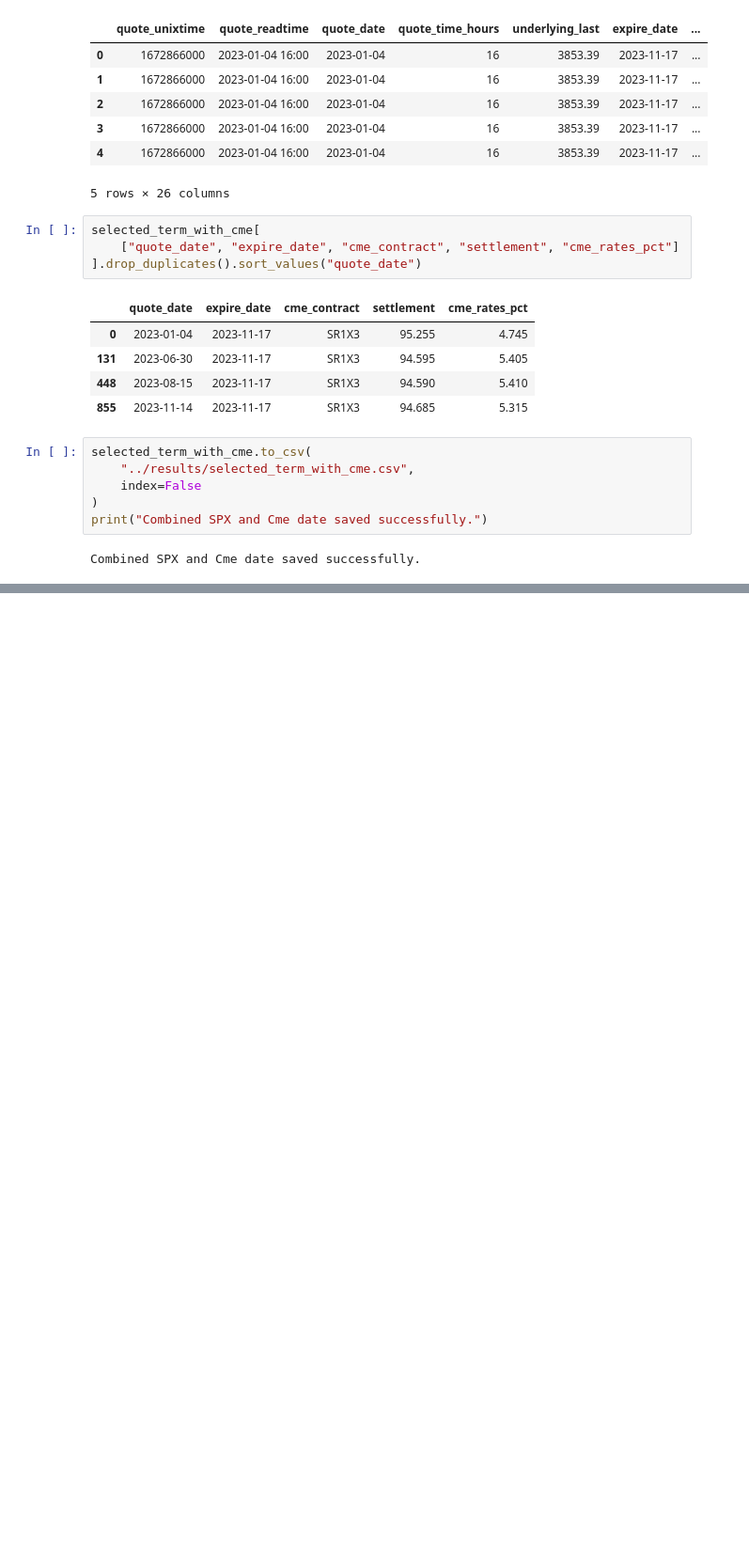
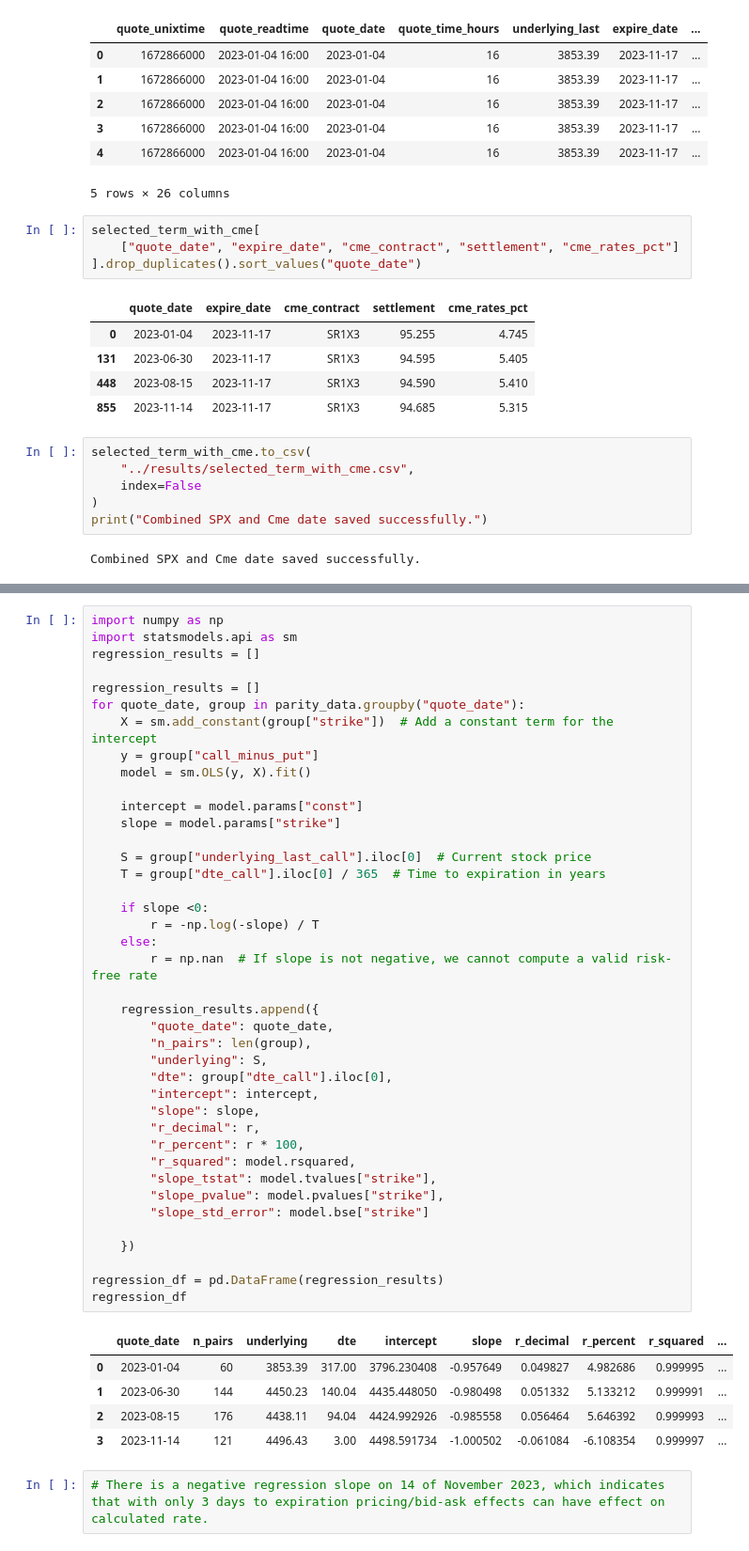
Before and after one commit to Bharghav10/Implied-Volatility-Surface-from-SPX-Options, a Jupyter notebook: notebooks/term_analysis.ipynb, the cells around one changed output, grey strips where cells are left out. Shown at 94% size. Cells and saved outputs as stored; diff of their text form; blank space fills up the shorter version.

```diff
--- a/notebooks/term_analysis.ipynb
+++ b/notebooks/term_analysis.ipynb
@@ -318,0 +370,48 @@ Combined SPX and Cme date saved successfully.
+# %%
+import numpy as np
+import statsmodels.api as sm
+regression_results = []
+
+regression_results = []
+for quote_date, group in parity_data.groupby("quote_date"):
+    X = sm.add_constant(group["strike"])  # Add a constant term for the intercept
+    y = group["call_minus_put"]
+    model = sm.OLS(y, X).fit()
+
+    intercept = model.params["const"]
+    slope = model.params["strike"]
+
+    S = group["underlying_last_call"].iloc[0]  # Current stock price
+    T = group["dte_call"].iloc[0] / 365  # Time to expiration in years
+
+    if slope <0:
+        r = -np.log(-slope) / T
+    else:
+        r = np.nan  # If slope is not negative, we cannot compute a valid risk-free rate
+
+    regression_results.append({
+        "quote_date": quote_date,
+        "n_pairs": len(group),
+        "underlying": S,
+        "dte": group["dte_call"].iloc[0],
+        "intercept": intercept,
+        "slope": slope,
+        "r_decimal": r,
+        "r_percent": r * 100,
+        "r_squared": model.rsquared,
+        "slope_tstat": model.tvalues["strike"],
+        "slope_pvalue": model.pvalues["strike"],
+        "slope_std_error": model.bse["strike"]
+
+    })
+
+regression_df = pd.DataFrame(regression_results)
+regression_df
+# %% [output]
+|  | quote_date | n_pairs | underlying | dte | intercept | slope | r_decimal | r_percent | r_squared | ... |
+| 0 | 2023-01-04 | 60 | 3853.39 | 317.00 | 3796.230408 | -0.957649 | 0.049827 | 4.982686 | 0.999995 | ... |
+| 1 | 2023-06-30 | 144 | 4450.23 | 140.04 | 4435.448050 | -0.980498 | 0.051332 | 5.133212 | 0.999991 | ... |
+| 2 | 2023-08-15 | 176 | 4438.11 | 94.04 | 4424.992926 | -0.985558 | 0.056464 | 5.646392 | 0.999993 | ... |
+| 3 | 2023-11-14 | 121 | 4496.43 | 3.00 | 4498.591734 | -1.000502 | -0.061084 | -6.108354 | 0.999997 | ... |
+# %%
+# There is a negative regression slope on 14 of November 2023, which indicates that with only 3 days to expiration pricing/bid-ask effects can have effect on calculated rate.
```
Also changed, not shown: parts of 8 cells of this notebook, 3 other files.
